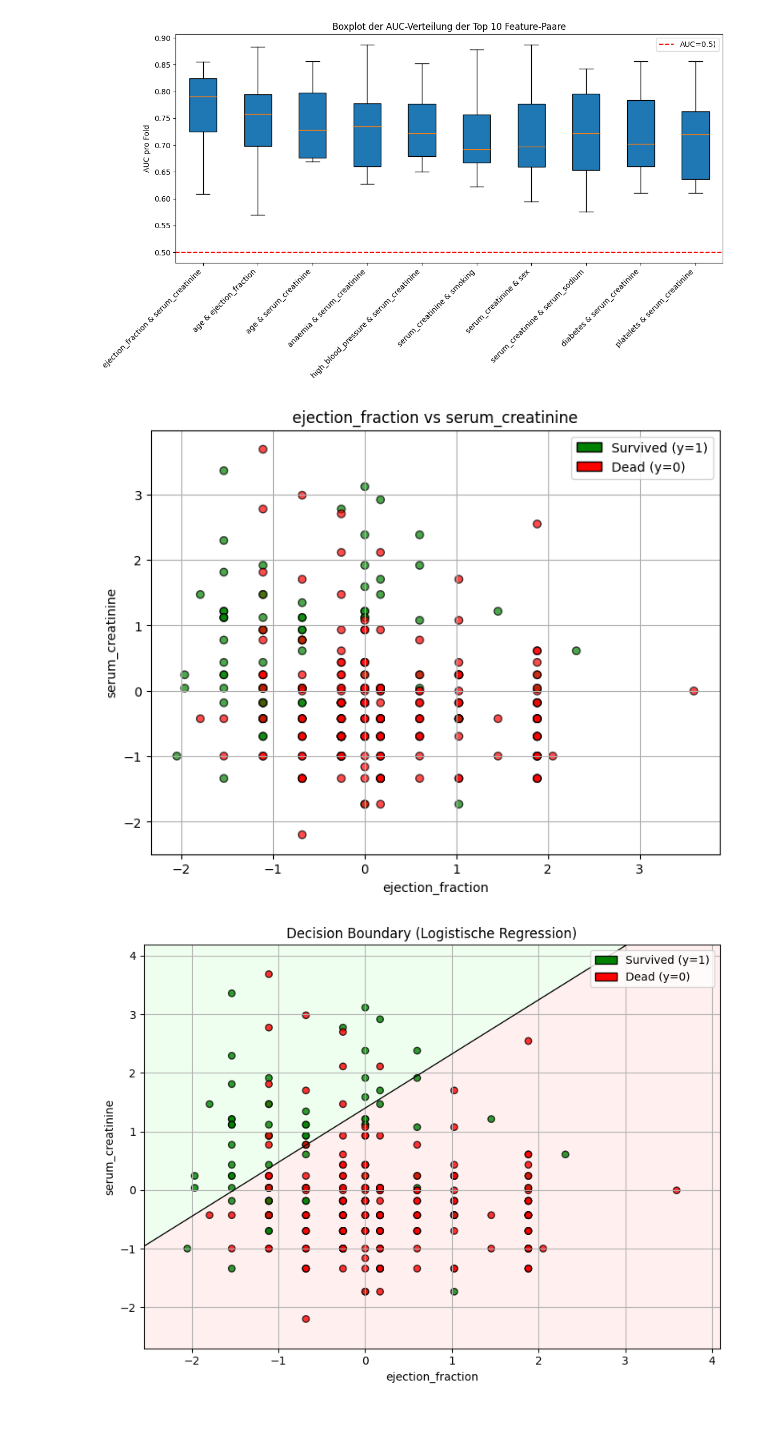
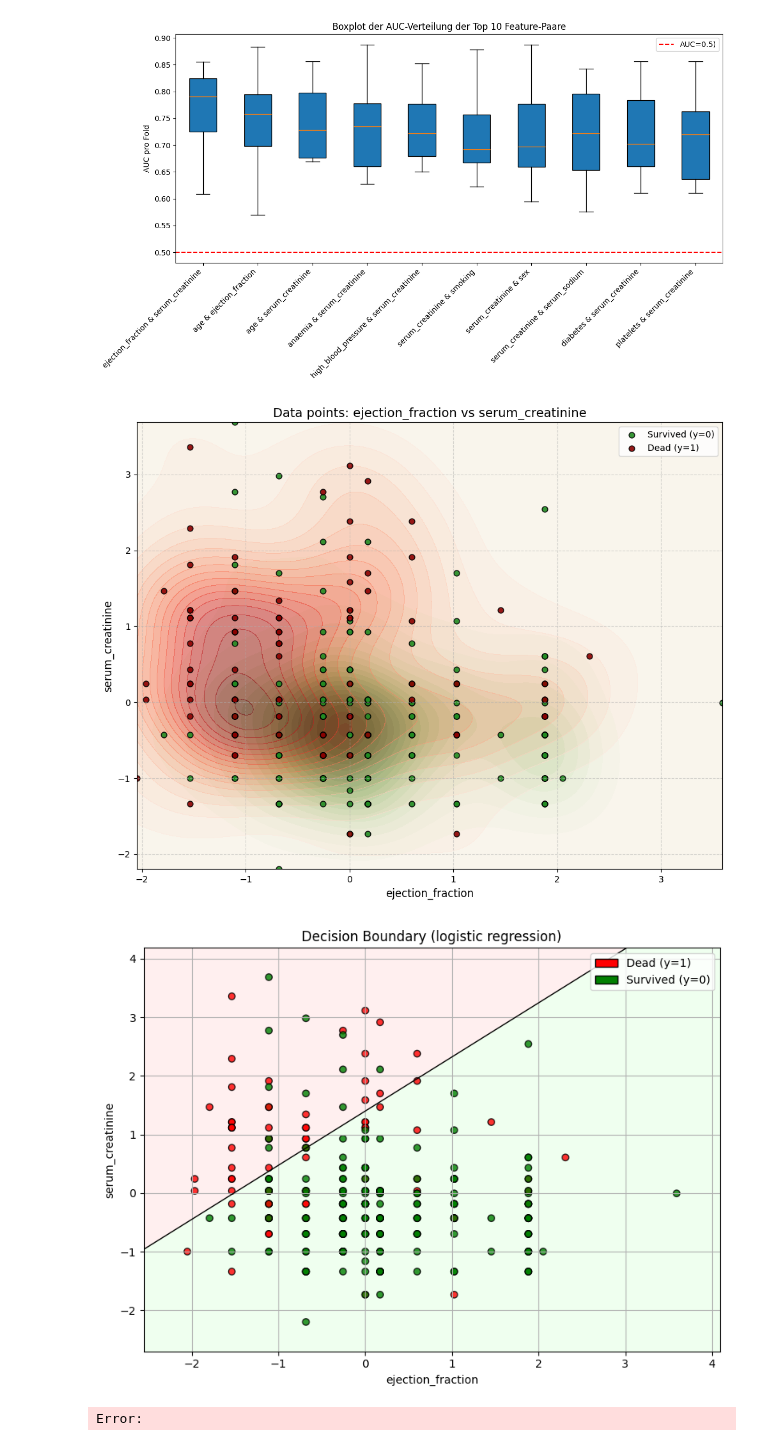
Before and after one commit to FelixFritz02/MasterKL, a Jupyter notebook: AI Numerics/Data Challenge/feature_selection_Lreg.ipynb, the cells around one changed output. Drawn from its saved outputs; the diff is of its cells as text; code cells hidden in the pictures; blank space fills up the shorter version.

```diff
--- a/AI Numerics/Data Challenge/feature_selection_Lreg.ipynb
+++ b/AI Numerics/Data Challenge/feature_selection_Lreg.ipynb
@@ -100,29 +109,61 @@ plt.show()
 # %% [output]
 [figure]
 # %%
+import numpy as np
 import matplotlib.pyplot as plt
 from matplotlib.patches import Patch
+from scipy.stats import gaussian_kde
 
-# Zwei Features wählen
+# Zwei Features
 feature_x = 'ejection_fraction'
 feature_y = 'serum_creatinine'
 
-# Farben basierend auf y
-colors = np.where(y == 1, 'green', 'red')
+# Daten
+x_vals = X[feature_x].values
+y_vals = X[feature_y].values
+labels = y.ravel()  # sicherstellen, dass es ein 1D-Array ist
 
-# Plot
-plt.figure(figsize=(8, 6))
-plt.scatter(X[feature_x], X[feature_y], c=colors, alpha=0.7, edgecolor='k')
-plt.xlabel(feature_x)
-plt.ylabel(feature_y)
-plt.title(f'{feature_x} vs {feature_y}')
-plt.grid(True)
-legend_elements = [
-    Patch(facecolor='green', edgecolor='k', label='Survived (y=1)'),
-    Patch(facecolor='red', edgecolor='k', label='Dead (y=0)')
-]
-plt.legend(handles=legend_elements)
+# Klassenmasken
+mask_0 = labels == 0
+mask_1 = labels == 1
+
+# Grid für KDE
+xgrid = np.linspace(x_vals.min(), x_vals.max(), 200)
+ygrid = np.linspace(y_vals.min(), y_vals.max(), 200)
+Xgrid, Ygrid = np.meshgrid(xgrid, ygrid)
+grid_coords = np.vstack([Xgrid.ravel(), Ygrid.ravel()])
+
+# Plot starten
+plt.figure(figsize=(10, 8))
+
+# KDE für Klasse 0 (rot)
+if np.sum(mask_0) >= 2:
+    xy0 = np.vstack([x_vals[mask_0], y_vals[mask_0]])
+    kde0 = gaussian_kde(xy0)
+    Z0 = kde0(grid_coords).reshape(Xgrid.shape)
+    plt.contourf(Xgrid, Ygrid, Z0, levels=20, cmap='Greens')
+
+# KDE für Klasse 1 (grün)
+if np.sum(mask_1) >= 2:
+    xy1 = np.vstack([x_vals[mask_1], y_vals[mask_1]])
+    kde1 = gaussian_kde(xy1)
+    Z1 = kde1(grid_coords).reshape(Xgrid.shape)
+    plt.contourf(Xgrid, Ygrid, Z1, levels=20, cmap='Reds', alpha=0.5)
+
+# Punkte plotten
+plt.scatter(x_vals[mask_0], y_vals[mask_0], c='forestgreen', edgecolor='k', s=40, label='Survived (y=0)', alpha=0.9)
+plt.scatter(x_vals[mask_1], y_vals[mask_1], c='darkred', edgecolor='k', s=40, label='Dead (y=1)', alpha=0.9)
+
+# Styling
+plt.xlabel(feature_x, fontsize=12)
+plt.ylabel(feature_y, fontsize=12)
+plt.title(f'Data points: {feature_x} vs {feature_y}', fontsize=14)
+plt.legend()
+plt.grid(True, linestyle='--', alpha=0.5)
+plt.tight_layout()
 plt.show()
+
+
 
 # Zwei Features auswählen
 X_2d = X[[feature_x, feature_y]]
@@ -139,37 +180,38 @@ xx, yy = np.meshgrid(
     np.linspace(y_min, y_max, 500)
 )
 
 # Vorhersage auf dem Gitter
 grid = np.c_[xx.ravel(), yy.ravel()]
 probs = model.predict_proba(grid)[:, 1].reshape(xx.shape)
 
 # Farben der Punkte je nach y
-colors = y.map({1: 'green', 0: 'red'}) if hasattr(y, 'map') else np.where(y == 1, 'green', 'red')
+colors = y.map({1: 'red', 0: 'green'}) if hasattr(y, 'map') else np.where(y == 0, 'green', 'red')
 
 # Plot
 plt.figure(figsize=(8, 6))
-plt.contourf(xx, yy, probs, levels=[0, 0.5, 1], colors=['#ffcccc', '#ccffcc'], alpha=0.3)
+plt.contourf(xx, yy, probs, levels=[0, 0.5, 1], colors=['#ccffcc', '#ffcccc'], alpha=0.3)
 plt.contour(xx, yy, probs, levels=[0.5], colors='black', linewidths=1)
 
 # Punkte plotten
 plt.scatter(X_2d[feature_x], X_2d[feature_y], c=colors, edgecolor='k', alpha=0.8)
 
 # Achsen & Titel
 plt.xlabel(feature_x)
 plt.ylabel(feature_y)
-plt.title("Decision Boundary (Logistische Regression)")
+plt.title("Decision Boundary (logistic regression)")
 
 # Legende
 from matplotlib.patches import Patch
 legend_elements = [
-    Patch(facecolor='green', edgecolor='k', label='Survived (y=1)'),
-    Patch(facecolor='red', edgecolor='k', label='Dead (y=0)'),
+    Patch(facecolor='red', edgecolor='k', label='Dead (y=1)'),
+    Patch(facecolor='green', edgecolor='k', label='Survived (y=0)'),
 ]
 plt.legend(handles=legend_elements)
 
 plt.grid(True)
 plt.tight_layout()
 plt.show()
 # %% [output]
-[figure, old version]
+[figure, new version]
-[figure, old version]
+[figure, new version]
+Error:
```
Also changed, not shown: parts of 1 cell of this notebook.
